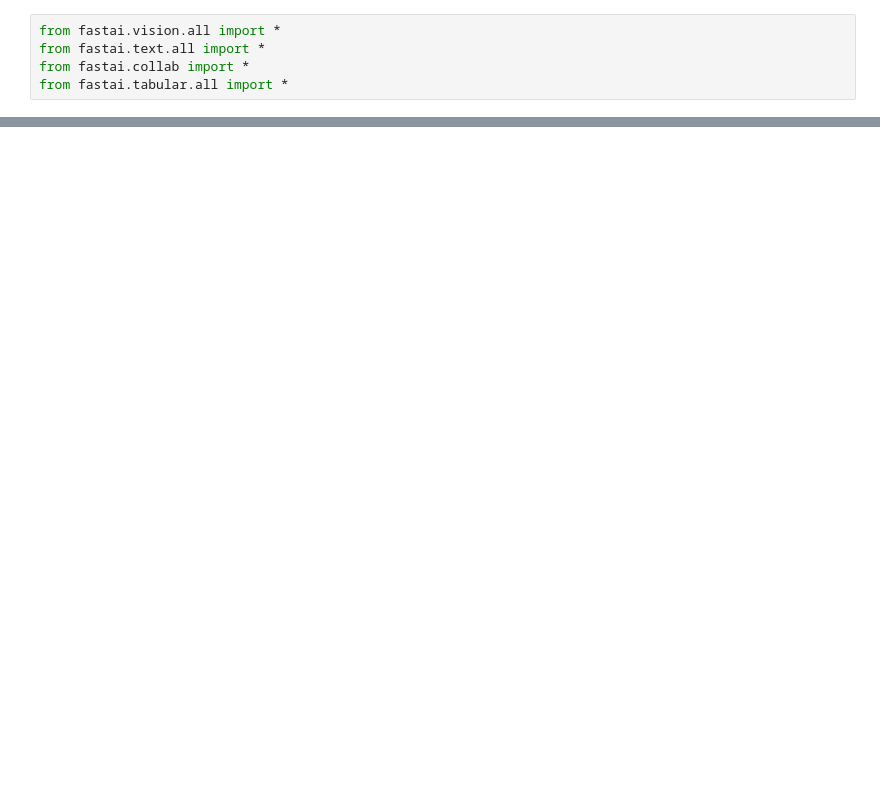
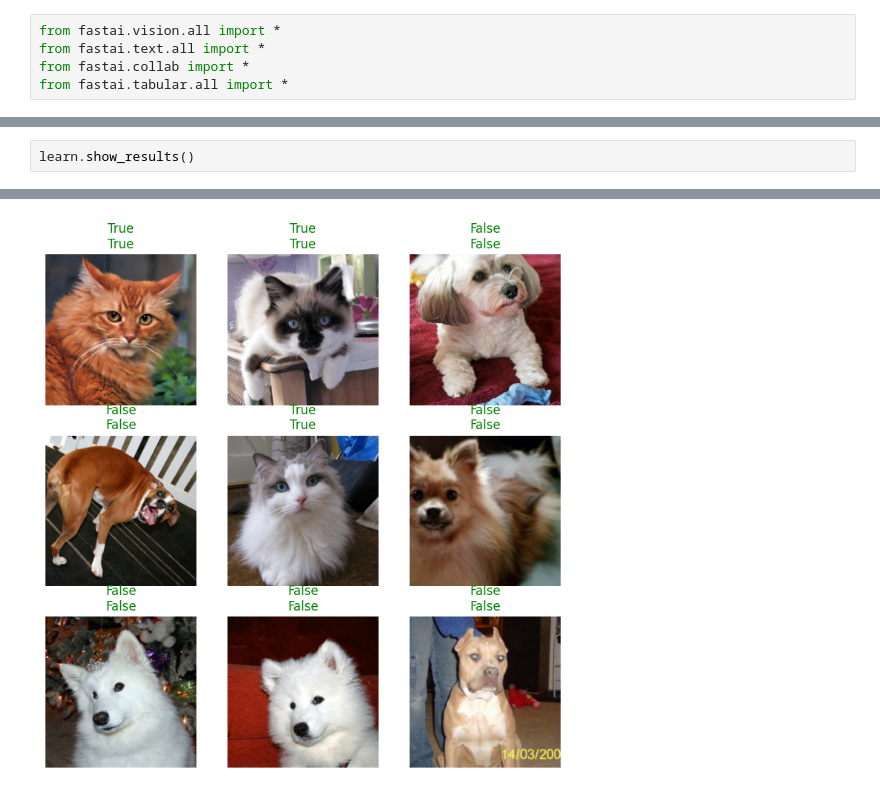
Before and after one commit to AwaisAli37405/Deep_Learning_with_fast_ai, a Jupyter notebook: Deep_Learning_fast_ai.ipynb, the cells around one changed output, grey strips where cells are left out. Saved outputs shown, nothing was run; the diff lists cells and outputs as text; blank space fills up the shorter version.

```diff
--- a/Deep_Learning_fast_ai.ipynb
+++ b/Deep_Learning_fast_ai.ipynb
@@ -41,0 +60,3 @@ learn.fine_tune(1)
+# %%
+learn.show_results()
+# %% [output]
@@ -41,0 +64 @@ learn.fine_tune(1)
+[figure, added]
```
Also changed, not shown: parts of 16 cells of this notebook.
